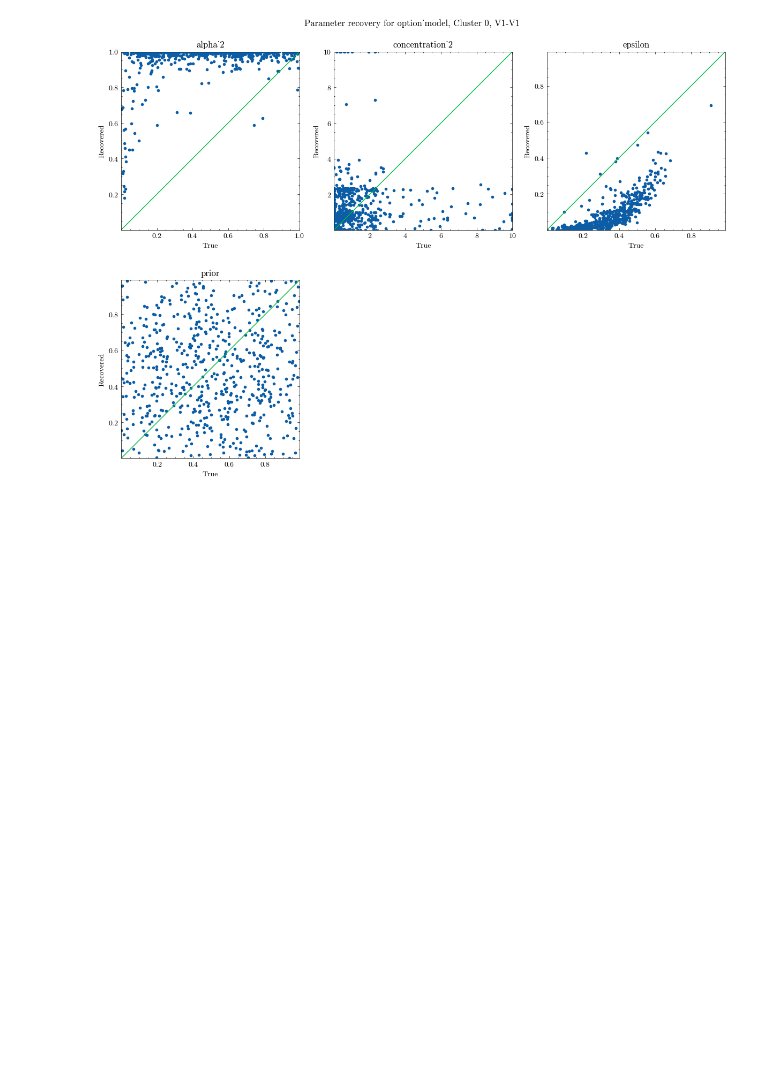
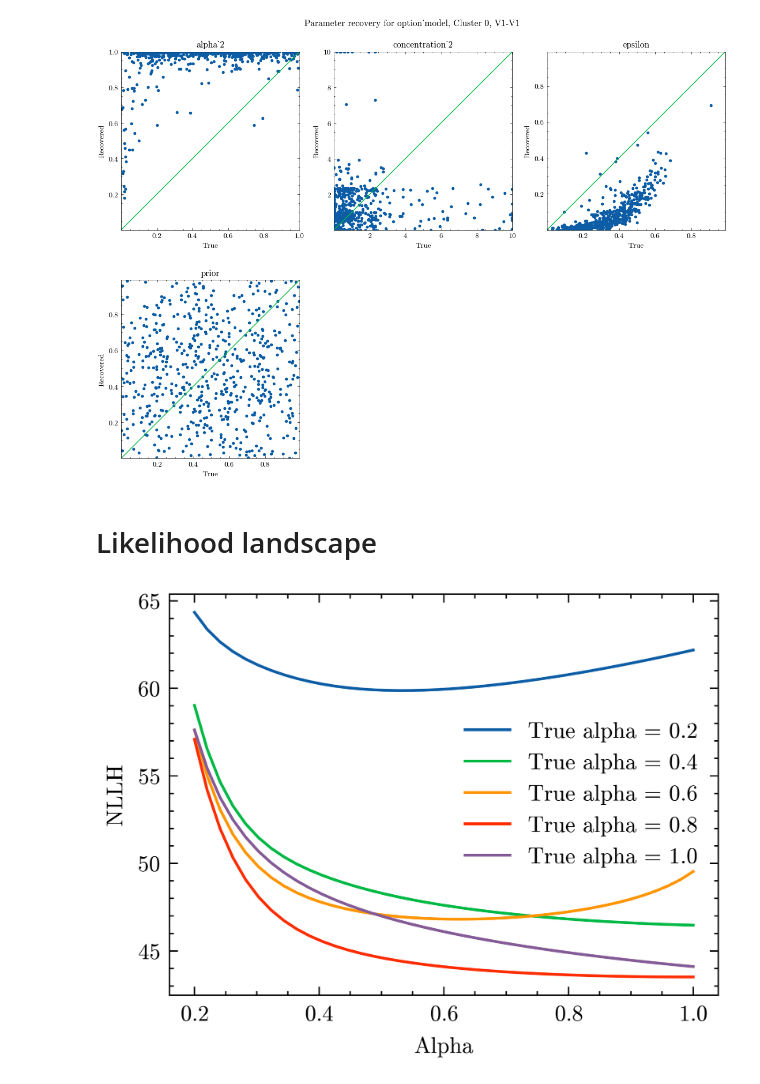
Before and after one commit to jl3676/learning_hierarchy, a Jupyter notebook: qc_modeling.ipynb, the cells around one changed output. Drawn from its saved outputs; the diff is of its cells as text; code cells hidden in the pictures; blank space fills up the shorter version.

```diff
--- a/qc_modeling.ipynb
+++ b/qc_modeling.ipynb
@@ -122,7 +125,6 @@ if __name__ == "__main__":
 
     for i in range(num_subject):
         alpha_2, concentration_2, epsilon, prior = fitted_params[i]
-        D = helpers.get_model_fit_data(sim_data, num_block=6)
         inputs.append((this_model, i, 1, alpha_2, concentration_2, epsilon, prior, condition, structure, meta_learning))
 
 
@@ -169,3 +171,38 @@ plt.tight_layout()
 plt.show()
 # %% [output]
 [figure]
+# %% [markdown]
+# Likelihood landscape
+# %%
+this_model = 'option_model'
+structure = 'backward'
+meta_learning = False
+cluster = 0
+condition = 'All'
+fitted_params = best_params_all_backward_no_meta[(meta_data['Cluster']==cluster)]
+num_subject = fitted_params.shape[0]
+
+llhs = []
+alphas_eval = np.linspace(0.2,1,40)
+llhs = np.zeros_like(alphas_eval)
+true_alphas = np.linspace(0.2,1,5)
+concentration_2 = -1
+epsilon = 0.0
+prior = 0
+
+for alpha in true_alphas:
+    this_data = modeling.option_model(1, alpha, concentration_2, epsilon, prior, 'All', structure, meta_learning)
+    D = helpers.get_model_fit_data(this_data, num_block=6)
+    for i in range(len(alphas_eval)):
+        alpha_2 = alphas_eval[i]
+        params = alpha_2, concentration_2, epsilon, prior
+        llhs[i] = modeling.option_model_nllh(params, D, structure, meta_learning)
+
+    plt.plot(alphas_eval, llhs, label=f'True alpha = {alpha:.1f}')
+
+plt.xlabel('Alpha')
+plt.ylabel('NLLH')
+plt.legend()
+plt.show()
+# %% [output]
+[figure, added]
```
Also changed, not shown: parts of 2 cells of this notebook, 1 other file.
